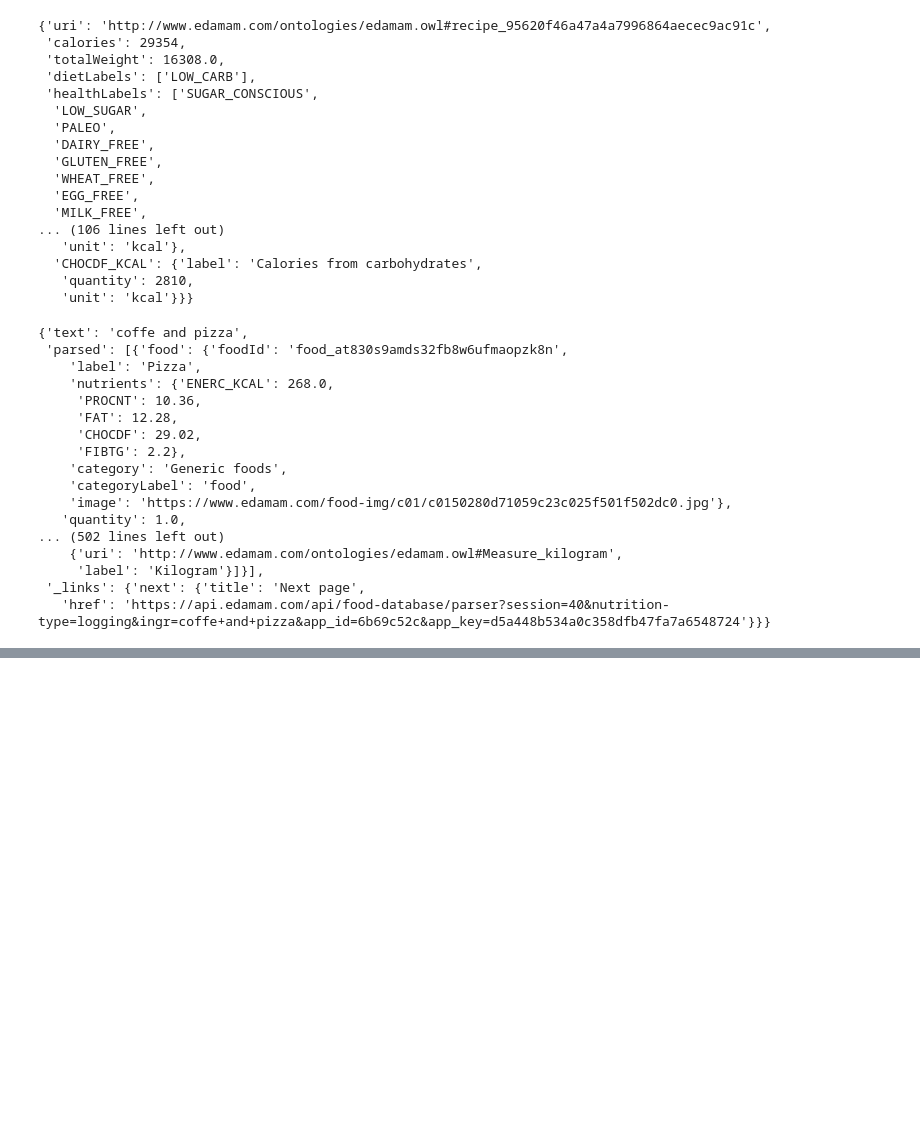
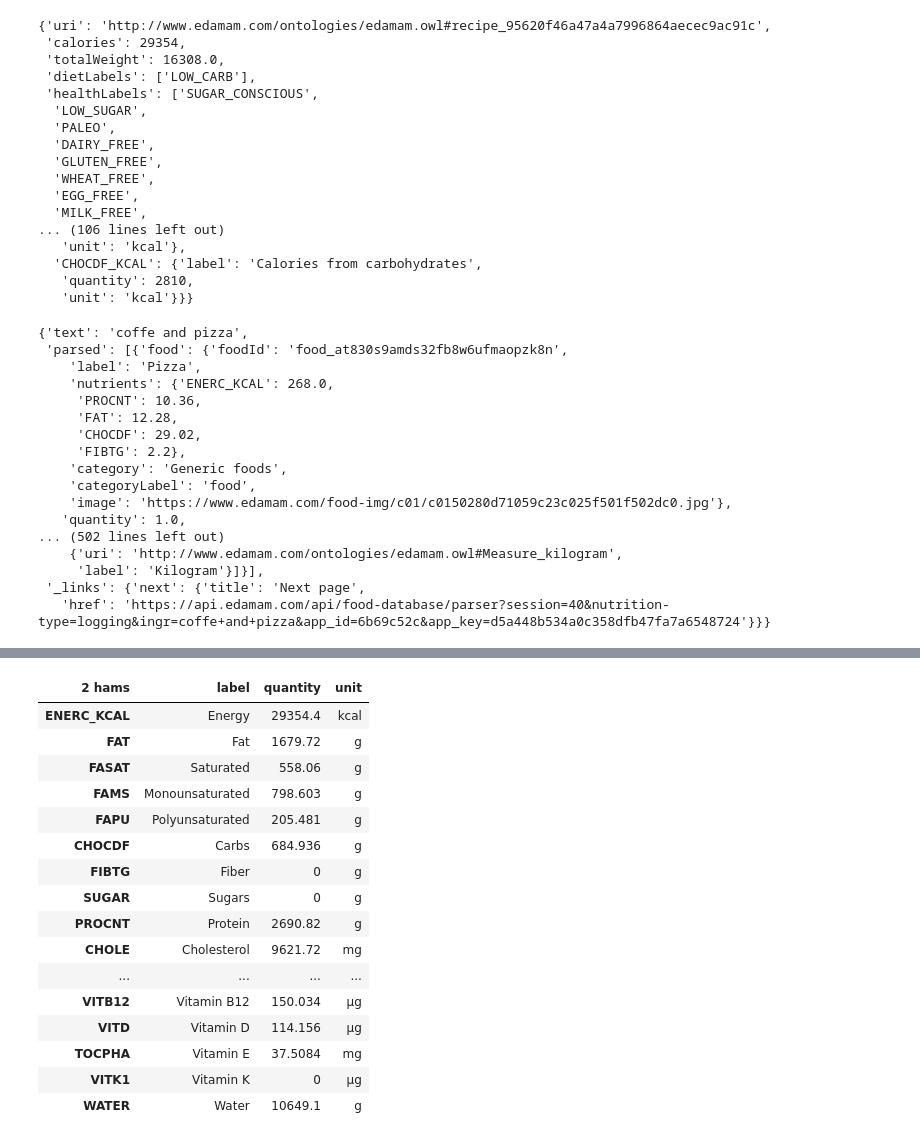
Before and after one commit to SamuelCortez2008/API-EDAMAM, a Jupyter notebook: API_EDEMAM_OSCM.ipynb, the cells around one changed output, grey strips where cells are left out. Drawn from its saved outputs; the diff is of its cells as text; code cells hidden in the pictures; blank space fills up the shorter version.

```diff
--- a/API_EDEMAM_OSCM.ipynb
+++ b/API_EDEMAM_OSCM.ipynb
@@ -82,7 +82,7 @@ class Edamam_mcd:
         # Manejo de excepciones
         try:
             # Se crean DataFrames de las variables totalNutrients, totalDaily y totalNutrientsKCal
-            self.df_Nutrition= pd.DataFrame(self.r_Nut.get('totalNutrients')).T.rename_axis(str(self.Nut_ingredients))
+            self.df_Nutrition= pd.DataFrame(self.r_Nut.get('totalNutrients')).T.rename_axis(columns= str(self.Nut_ingredients))
             self.df_totalDaily = pd.DataFrame(self.r_Nut.get('totalDaily')).T.rename_axis(str(self.Nut_ingredients))
             self.df_total_Nut =  pd.DataFrame(Response_Nut.get('totalNutrientsKCal')).T.rename_axis(str(self.Nut_ingredients))
             # Se obtiene las calorías del alimento
@@ -217,0 +246,21 @@ Response_Recipe
+# %%
+# Desplegar DataFrame de nutrientes totales
+EDEMAM_consulta.df_Nutrition
+# %% [output]
+| 2 hams | label | quantity | unit |
+| ENERC_KCAL | Energy | 29354.4 | kcal |
+| FAT | Fat | 1679.72 | g |
+| FASAT | Saturated | 558.06 | g |
+| FAMS | Monounsaturated | 798.603 | g |
+| FAPU | Polyunsaturated | 205.481 | g |
+| CHOCDF | Carbs | 684.936 | g |
+| FIBTG | Fiber | 0 | g |
+| SUGAR | Sugars | 0 | g |
+| PROCNT | Protein | 2690.82 | g |
+| CHOLE | Cholesterol | 9621.72 | mg |
+| ... | ... | ... | ... |
+| VITB12 | Vitamin B12 | 150.034 | µg |
+| VITD | Vitamin D | 114.156 | µg |
+| TOCPHA | Vitamin E | 37.5084 | mg |
+| VITK1 | Vitamin K | 0 | µg |
+| WATER | Water | 10649.1 | g |
```
Also changed, not shown: parts of 2 cells of this notebook.
